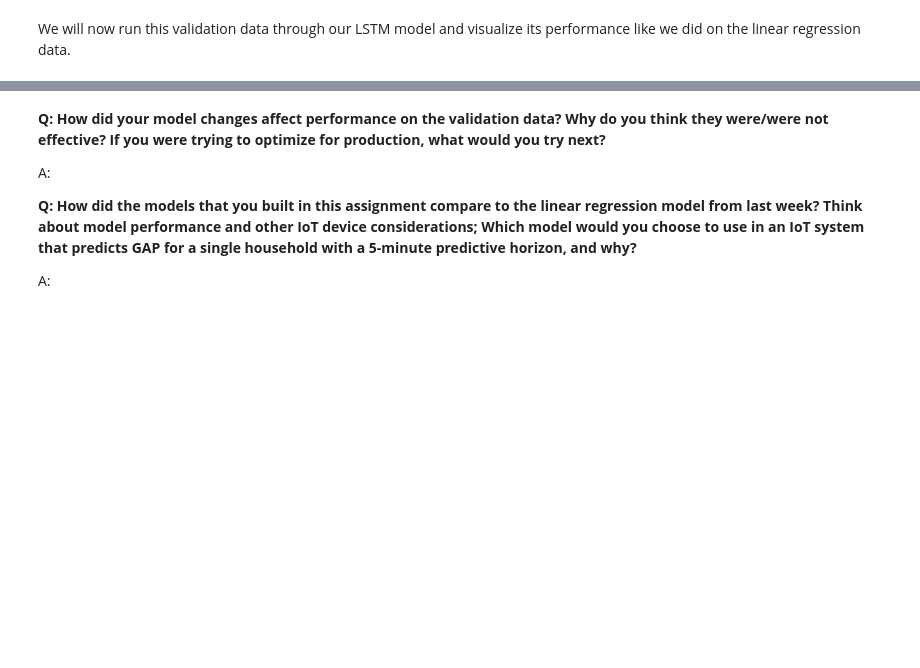
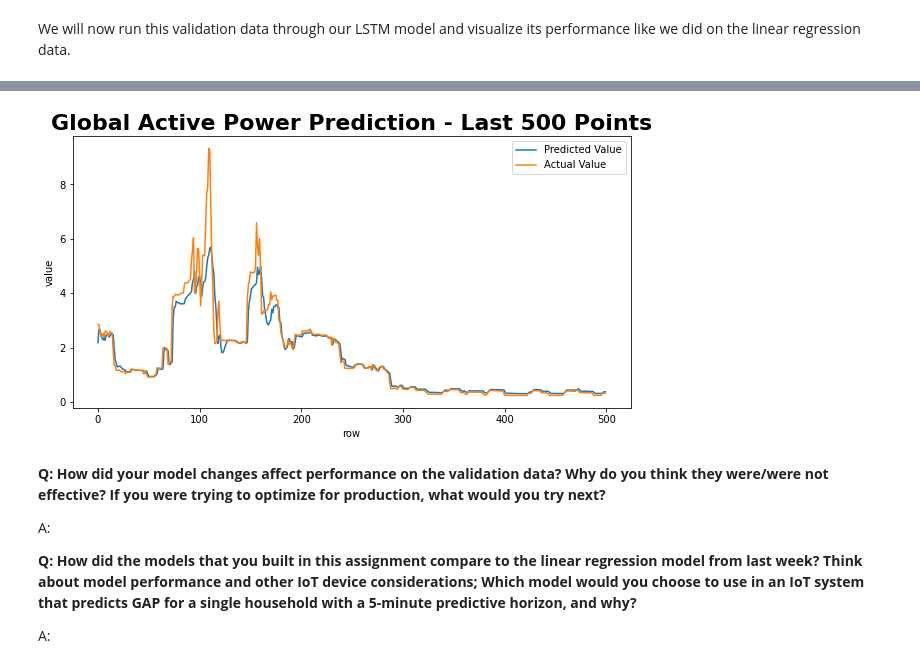
Before and after one commit to josephbinny/AAI530-wk4_assignment1, a Jupyter notebook: LSTM Regression Assignment -Copy.ipynb, the cells around one changed output, grey strips where cells are left out. Saved outputs shown, nothing was run; the diff lists cells and outputs as text; code cells hidden in the pictures; blank space fills up the shorter version.

```diff
--- a/LSTM Regression Assignment -Copy.ipynb
+++ b/LSTM Regression Assignment -Copy.ipynb
@@ -207,11 +207,18 @@ val_arrays = []
 val_labs = []
 
 #create list of GAP readings starting with a minimum of two readings
-
+for curr_time in range(2, len(val_df)-ph+1):
+    if curr_time < seq_length:
+        # I wasn't able to get the pad_sequences function to work so I used a different way to pad with zeros in the front
+        val_arrays.append(np.append([0.]*(seq_length-curr_time),val_df[feat_cols].iloc[:curr_time].to_numpy()).reshape(-1,1))
+    else:
+        val_arrays.append(val_df[feat_cols].iloc[curr_time-seq_length:curr_time].to_numpy())
+    val_labs.append(val_df[feat_cols].iloc[curr_time+ph-1][0])
 
 # use the pad_sequences function on your input sequences
 # remember that we will later want our datatype to be np.float32
-val_arrays =
+val_arrays = np.array(val_arrays, dtype = object).astype(np.float32)
+# val_arrays = pad_sequences(val_arrays)
 
 #convert labels to numpy arrays and floats to appease keras/tensorflow
 val_labs = np.array(val_labs, dtype = object).astype(np.float32)
@@ -264,3 +336,26 @@ A:
 # %%
 # show me how one or two of your different models perform
 # using the code from the "Validating our model" section above
+
+val_arrays_scaled = scaler.transform(val_arrays.flatten().reshape(-1,1)).reshape(val_arrays.shape)
+scores_test = model.evaluate(val_arrays_scaled, val_labs, verbose=2)
+print('\nMSE: {}'.format(scores_test[1]))
+
+y_pred_test = model.predict(val_arrays_scaled)
+y_true_test = val_labs
+
+test_set = pd.DataFrame(y_pred_test)
+test_set.to_csv('submit_test.csv', index = None)
+
+# Plot the predicted data vs. the actual data
+# we will limit our plot to the first 200 predictions for better visualization
+fig_verify = plt.figure(figsize=(10, 5))
+plt.plot(y_pred_test[-500:], label = 'Predicted Value')
+plt.plot(y_true_test[-500:], label = 'Actual Value')
+plt.title('Global Active Power Prediction - Last 500 Points', fontsize=22, fontweight='bold')
+plt.ylabel('value')
+plt.xlabel('row')
+plt.legend()
+plt.show()
+fig_verify.savefig("model_regression_verify.png")
+# %% [output]
@@ -267,3 +366,4 @@ A:
+[figure, added]
 # %% [markdown]
 **Q: How did your model changes affect performance on the validation data? Why do you think they were/were not effective? If you were trying to optimize for production, what would you try next?**
 
```
Also changed, not shown: parts of 5 cells of this notebook.
